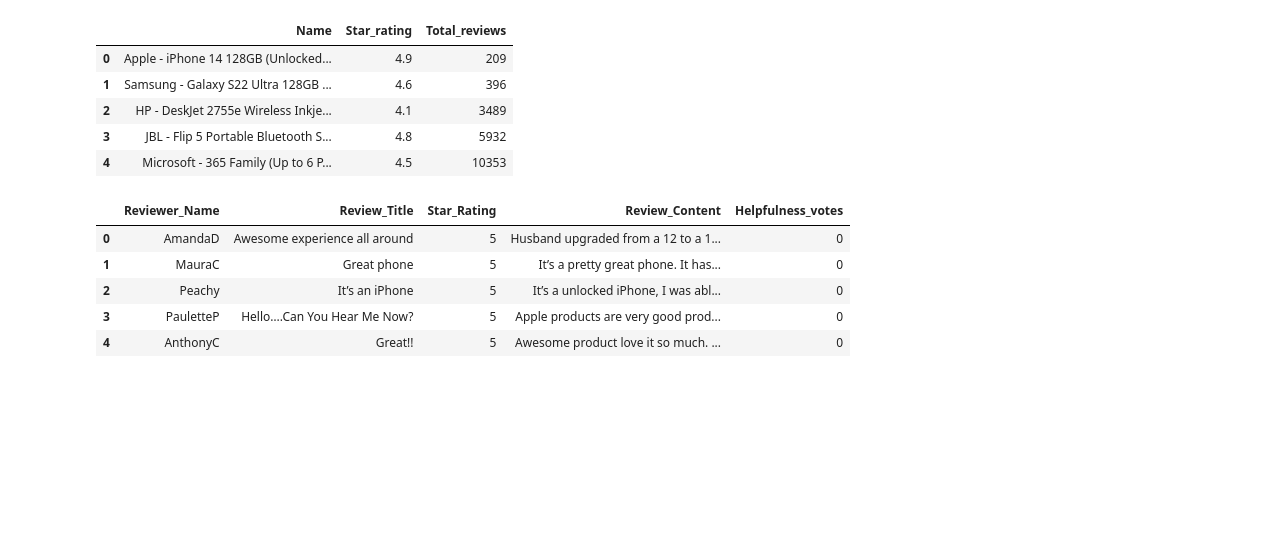
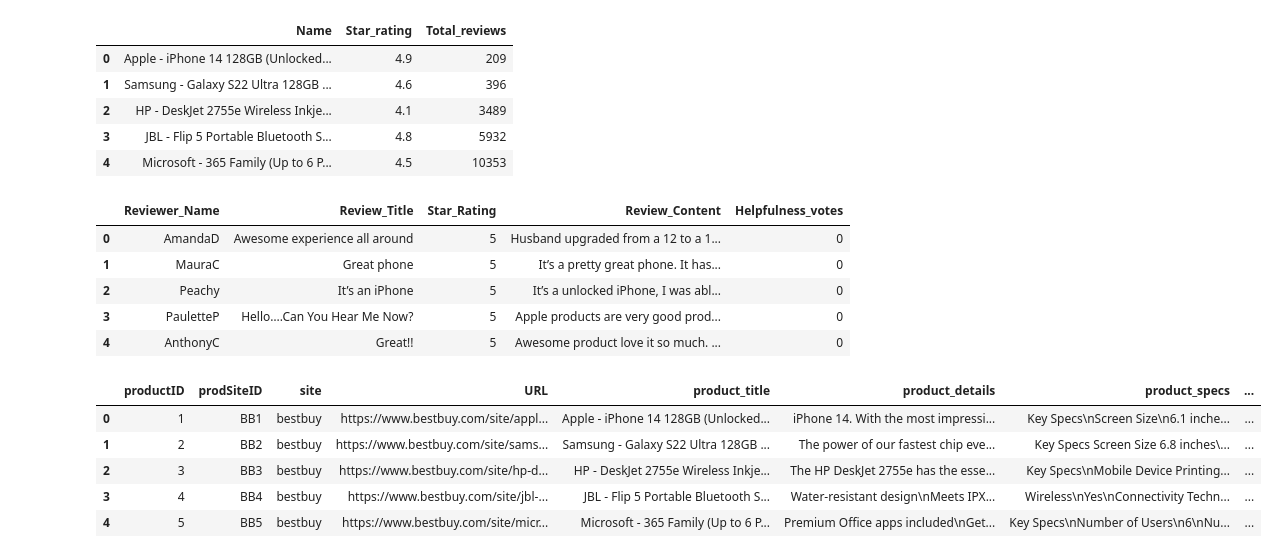
Before and after one commit to aneeshkhole/Perceived-Usefulness-of-online-customer-reviews, a Jupyter notebook: src/Bestbuy_parsing_test.ipynb, the cells around one changed output. Cells and saved outputs as stored; diff of their text form; code cells hidden in the pictures; blank space fills up the shorter version.

```diff
--- a/src/Bestbuy_parsing_test.ipynb
+++ b/src/Bestbuy_parsing_test.ipynb
@@ -276,3 +278,14 @@ r_df.head()
 | 2 | Peachy | It’s an iPhone | 5 | It’s a unlocked iPhone, I was abl... | 0 |
 | 3 | PauletteP | Hello….Can You Hear Me Now? | 5 | Apple products are very good prod... | 0 |
 | 4 | AnthonyC | Great!! | 5 | Awesome product love it so much. ... | 0 |
+# %%
+prods = pd.read_excel("../data/BB_products.xlsx")
+# %%
+prods.head()
+# %% [output]
+|  | productID | prodSiteID | site | URL | product_title | product_details | product_specs | ... |
+| 0 | 1 | BB1 | bestbuy | https://www.bestbuy.com/site/appl... | Apple - iPhone 14 128GB (Unlocked... | iPhone 14. With the most impressi... | Key Specs\nScreen Size\n6.1 inche... | ... |
+| 1 | 2 | BB2 | bestbuy | https://www.bestbuy.com/site/sams... | Samsung - Galaxy S22 Ultra 128GB ... | The power of our fastest chip eve... | Key Specs Screen Size 6.8 inches\... | ... |
+| 2 | 3 | BB3 | bestbuy | https://www.bestbuy.com/site/hp-d... | HP - DeskJet 2755e Wireless Inkje... | The HP DeskJet 2755e has the esse... | Key Specs\nMobile Device Printing... | ... |
+| 3 | 4 | BB4 | bestbuy | https://www.bestbuy.com/site/jbl-... | JBL - Flip 5 Portable Bluetooth S... | Water-resistant design\nMeets IPX... | Wireless\nYes\nConnectivity Techn... | ... |
+| 4 | 5 | BB5 | bestbuy | https://www.bestbuy.com/site/micr... | Microsoft - 365 Family (Up to 6 P... | Premium Office apps included\nGet... | Key Specs\nNumber of Users\n6\nNu... | ... |
```
Also changed, not shown: parts of 19 cells of this notebook, 31 other files.
